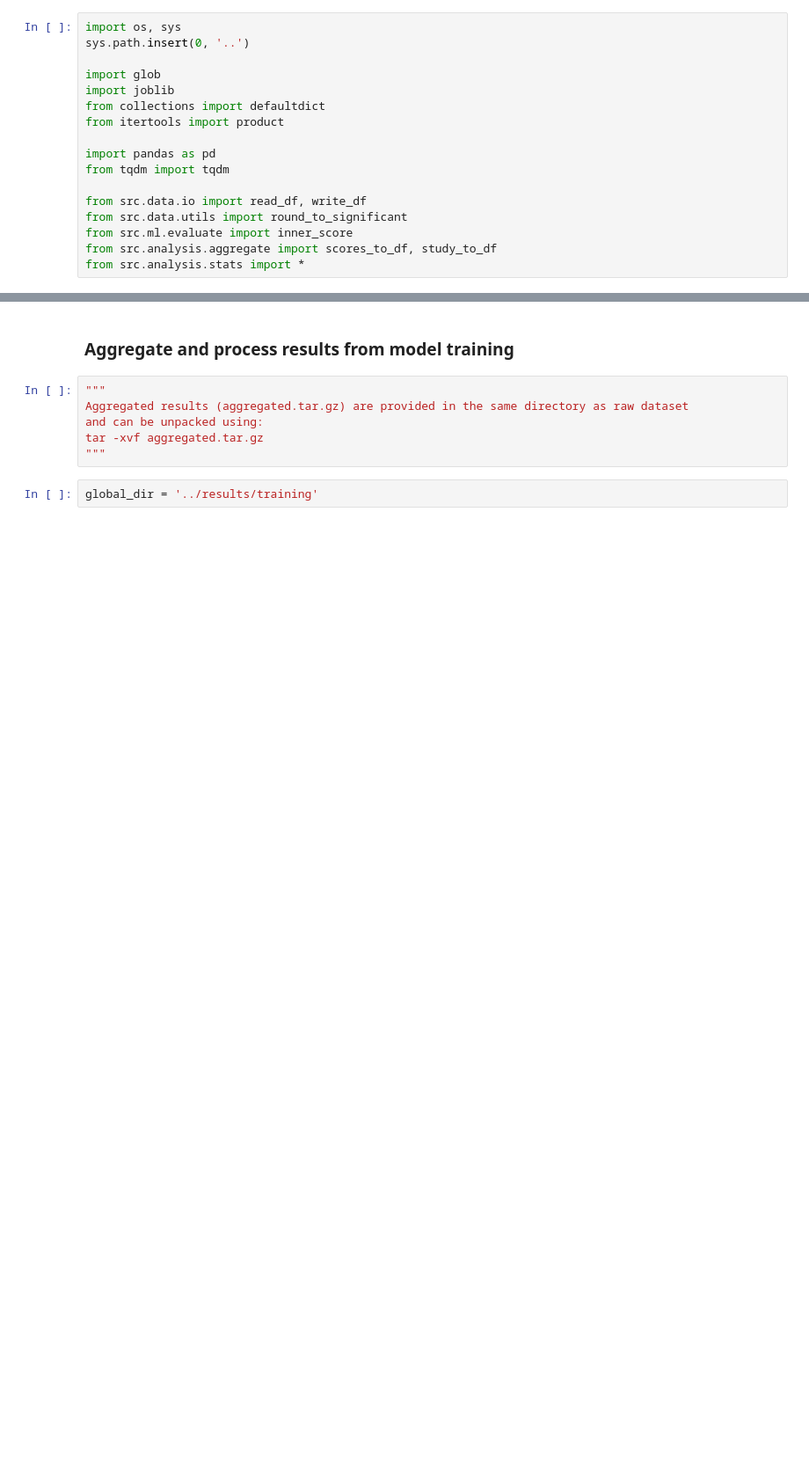
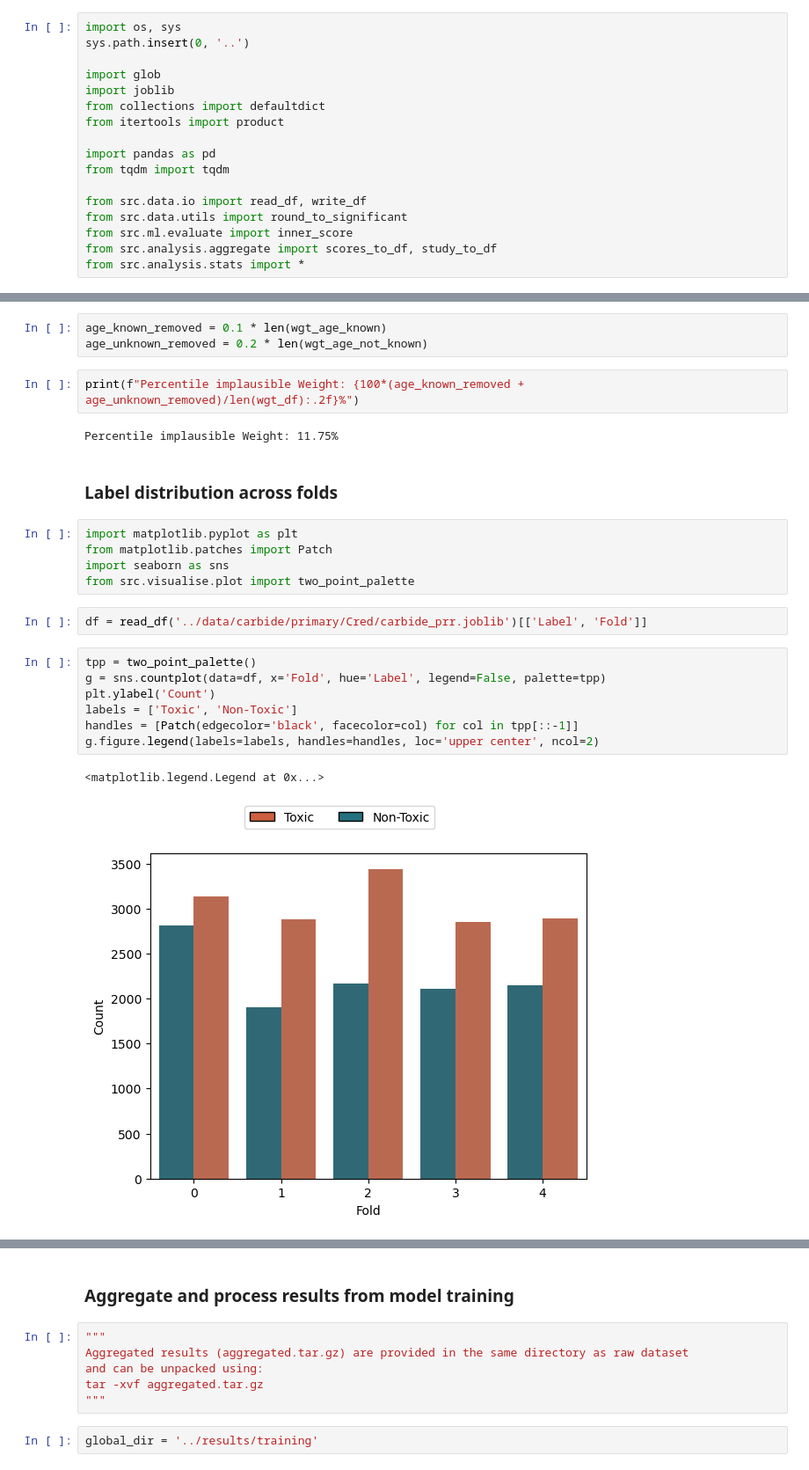
Before and after one commit to M-Iwan/CARBIDE, a Jupyter notebook: notebooks/4_Analysis.ipynb, the cells around one changed output, grey strips where cells are left out. Shown at 88% size. Saved outputs shown, nothing was run; the diff lists cells and outputs as text; blank space fills up the shorter version.

```diff
--- a/notebooks/4_Analysis.ipynb
+++ b/notebooks/4_Analysis.ipynb
@@ -17,0 +52,26 @@ from src.analysis.stats import *
+# %%
+age_known_removed = 0.1 * len(wgt_age_known)
+age_unknown_removed = 0.2 * len(wgt_age_not_known)
+# %%
+print(f"Percentile implausible Weight: {100*(age_known_removed + age_unknown_removed)/len(wgt_df):.2f}%")
+# %% [output]
+Percentile implausible Weight: 11.75%
+# %% [markdown]
+### Label distribution across folds
+# %%
+import matplotlib.pyplot as plt
+from matplotlib.patches import Patch
+import seaborn as sns
+from src.visualise.plot import two_point_palette
+# %%
+df = read_df('../data/carbide/primary/Cred/carbide_prr.joblib')[['Label', 'Fold']]
+# %%
+tpp = two_point_palette()
+g = sns.countplot(data=df, x='Fold', hue='Label', legend=False, palette=tpp)
+plt.ylabel('Count')
+labels = ['Toxic', 'Non-Toxic']
+handles = [Patch(edgecolor='black', facecolor=col) for col in tpp[::-1]]
+g.figure.legend(labels=labels, handles=handles, loc='upper center', ncol=2)
+# %% [output]
+<matplotlib.legend.Legend at 0x...>
+[figure, added]
```
Also changed, not shown: parts of 15 cells of this notebook.
